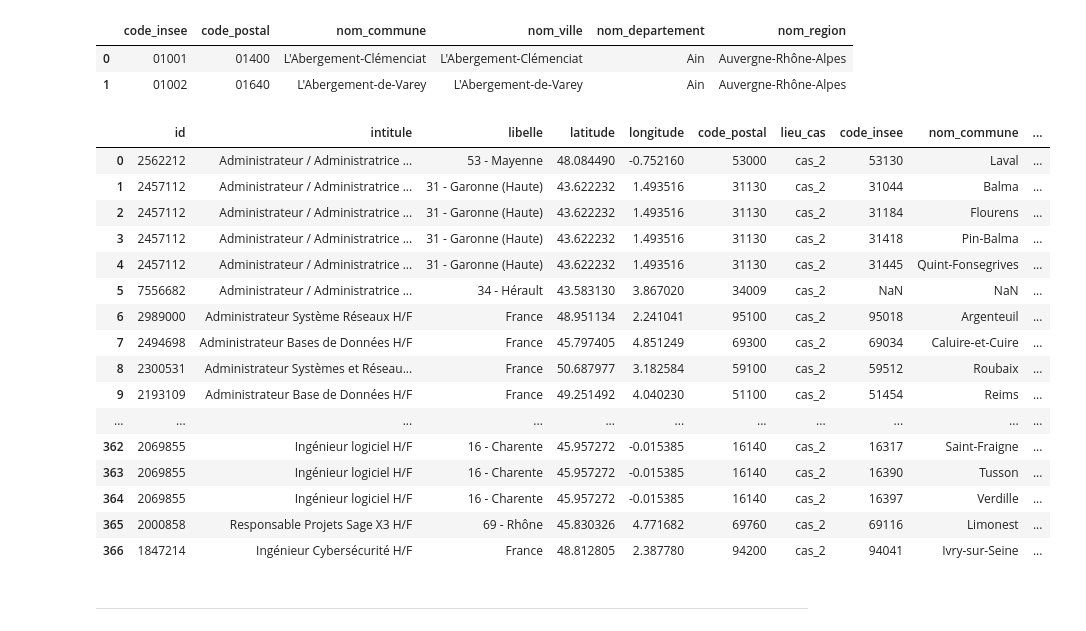
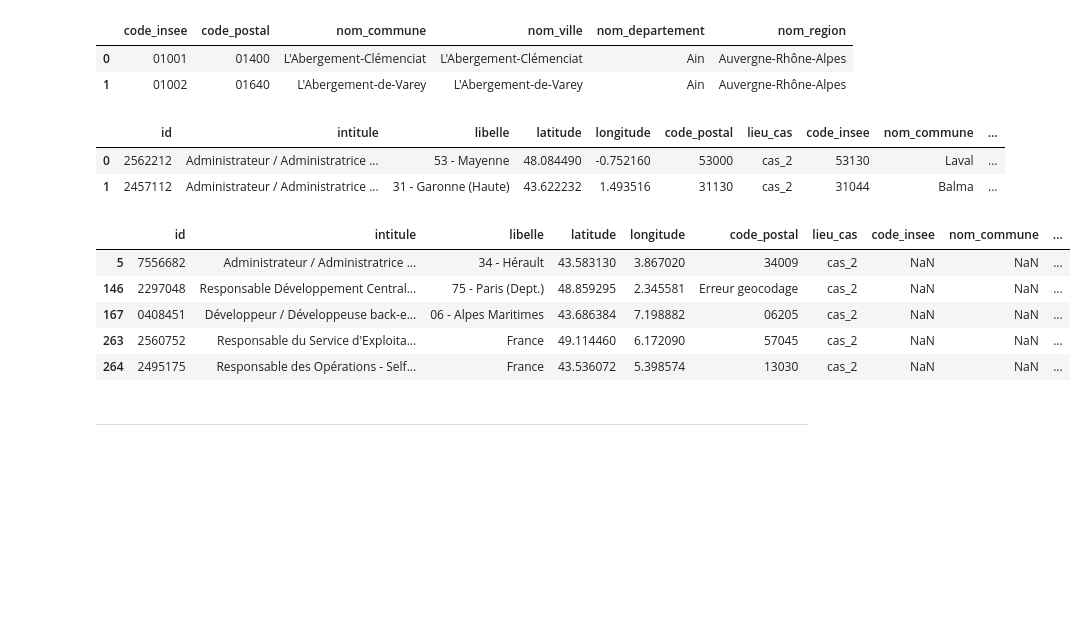
Before and after one commit to vimchun/Job-Market-in-France, a Jupyter notebook: notebooks/add_location_attributes.ipynb, the cells around one changed output. Saved outputs shown, nothing was run; the diff lists cells and outputs as text; code cells hidden in the pictures; blank space fills up the shorter version.

```diff
--- a/notebooks/add_location_attributes.ipynb
+++ b/notebooks/add_location_attributes.ipynb
@@ -265,3 +285,5 @@ cas_2.head(2)  # code_postal retourné car geopy
+# %%
+cas_2_geopy = cas_2.copy()
 # %%
 # avant de merger avec df_insee, on supprime les colonnes qui n'ont que des NAN
-cas_22 = cas_2.drop(["code_insee", "nom_commune", "nom_ville", "nom_departement", "nom_region"], axis=1)
+cas_2_geopy = cas_2_geopy.drop(["code_insee", "nom_commune", "nom_ville", "nom_departement", "nom_region"], axis=1)
@@ -276,31 +300,30 @@ df_insee.head(2)
 |  | code_insee | code_postal | nom_commune | nom_ville | nom_departement | nom_region |
 | 0 | 01001 | 01400 | L'Abergement-Clémenciat | L'Abergement-Clémenciat | Ain | Auvergne-Rhône-Alpes |
 | 1 | 01002 | 01640 | L'Abergement-de-Varey | L'Abergement-de-Varey | Ain | Auvergne-Rhône-Alpes |
+# %%
+# cas_22.merge(df_insee, on="code_postal", how="left").drop_duplicates("id").shape
+# cas_22.merge(df_insee, on="code_postal", how="left").shape
+cas_2_geopy_merge = cas_2_geopy.merge(df_insee, on="code_postal", how="left")
+# %%
+cas_2_geopy_merge.head(2)
+# %% [output]
+|  | id | intitule | libelle | latitude | longitude | code_postal | lieu_cas | code_insee | nom_commune | ... |
+| 0 | 2562212 | Administrateur / Administratrice ... | 53 - Mayenne | 48.084490 | -0.752160 | 53000 | cas_2 | 53130 | Laval | ... |
+| 1 | 2457112 | Administrateur / Administratrice ... | 31 - Garonne (Haute) | 43.622232 | 1.493516 | 31130 | cas_2 | 31044 | Balma | ... |
 # %%
-# cas_22.merge(df_insee, on="code_postal", how="left").drop_duplicates("id").shape
-# cas_22.merge(df_insee, on="code_postal", how="left").shape
-cas_22.merge(df_insee, on="code_postal", how="left")
+# Parfois le code postal retourné par geopy n'est pas présent dans le fichier "codes__city_department_region.csv"
+#  Dans ce cas, on va prendre les 2 premiers digits du code postal pour avoir le département, et récupérer la région.
 
-# Parfois le code postal retourné par geopy n'est pas présent dans le fichier "codes__city_department_region.csv"...
-#  Dans ce cas, on va prendre les 2 premiers digits du code postal pour avoir le département, et récupérer la région.
+cas_2_geopy_merge_unknown_CP = cas_2_geopy_merge[cas_2_geopy_merge.code_insee.isna()]
-# %% [output]
-|  | id | intitule | libelle | latitude | longitude | code_postal | lieu_cas | code_insee | nom_commune | ... |
-| 0 | 2562212 | Administrateur / Administratrice ... | 53 - Mayenne | 48.084490 | -0.752160 | 53000 | cas_2 | 53130 | Laval | ... |
-| 1 | 2457112 | Administrateur / Administratrice ... | 31 - Garonne (Haute) | 43.622232 | 1.493516 | 31130 | cas_2 | 31044 | Balma | ... |
-| 2 | 2457112 | Administrateur / Administratrice ... | 31 - Garonne (Haute) | 43.622232 | 1.493516 | 31130 | cas_2 | 31184 | Flourens | ... |
-| 3 | 2457112 | Administrateur / Administratrice ... | 31 - Garonne (Haute) | 43.622232 | 1.493516 | 31130 | cas_2 | 31418 | Pin-Balma | ... |
-| 4 | 2457112 | Administrateur / Administratrice ... | 31 - Garonne (Haute) | 43.622232 | 1.493516 | 31130 | cas_2 | 31445 | Quint-Fonsegrives | ... |
-| 5 | 7556682 | Administrateur / Administratrice ... | 34 - Hérault | 43.583130 | 3.867020 | 34009 | cas_2 | NaN | NaN | ... |
-| 6 | 2989000 | Administrateur Système Réseaux H/F | France | 48.951134 | 2.241041 | 95100 | cas_2 | 95018 | Argenteuil | ... |
-| 7 | 2494698 | Administrateur Bases de Données H/F | France | 45.797405 | 4.851249 | 69300 | cas_2 | 69034 | Caluire-et-Cuire | ... |
-| 8 | 2300531 | Administrateur Systèmes et Réseau... | France | 50.687977 | 3.182584 | 59100 | cas_2 | 59512 | Roubaix | ... |
-| 9 | 2193109 | Administrateur Base de Données H/F | France | 49.251492 | 4.040230 | 51100 | cas_2 | 51454 | Reims | ... |
-| ... | ... | ... | ... | ... | ... | ... | ... | ... | ... | ... |
-| 362 | 2069855 | Ingénieur logiciel H/F | 16 - Charente | 45.957272 | -0.015385 | 16140 | cas_2 | 16317 | Saint-Fraigne | ... |
-| 363 | 2069855 | Ingénieur logiciel H/F | 16 - Charente | 45.957272 | -0.015385 | 16140 | cas_2 | 16390 | Tusson | ... |
-| 364 | 2069855 | Ingénieur logiciel H/F | 16 - Charente | 45.957272 | -0.015385 | 16140 | cas_2 | 16397 | Verdille | ... |
-| 365 | 2000858 | Responsable Projets Sage X3 H/F | 69 - Rhône | 45.830326 | 4.771682 | 69760 | cas_2 | 69116 | Limonest | ... |
-| 366 | 1847214 | Ingénieur Cybersécurité H/F | France | 48.812805 | 2.387780 | 94200 | cas_2 | 94041 | Ivry-sur-Seine | ... |
+# %%
+cas_2_geopy_merge_unknown_CP
+# %% [output]
+|  | id | intitule | libelle | latitude | longitude | code_postal | lieu_cas | code_insee | nom_commune | ... |
+| 5 | 7556682 | Administrateur / Administratrice ... | 34 - Hérault | 43.583130 | 3.867020 | 34009 | cas_2 | NaN | NaN | ... |
+| 146 | 2297048 | Responsable Développement Central... | 75 - Paris (Dept.) | 48.859295 | 2.345581 | Erreur geocodage | cas_2 | NaN | NaN | ... |
+| 167 | 0408451 | Développeur / Développeuse back-e... | 06 - Alpes Maritimes | 43.686384 | 7.198882 | 06205 | cas_2 | NaN | NaN | ... |
+| 263 | 2560752 | Responsable du Service d'Exploita... | France | 49.114460 | 6.172090 | 57045 | cas_2 | NaN | NaN | ... |
+| 264 | 2495175 | Responsable des Opérations - Self... | France | 43.536072 | 5.398574 | 13030 | cas_2 | NaN | NaN | ... |
 # %% [markdown]
 -----------------------
 # %%
```
Also changed, not shown: parts of 8 cells of this notebook, 1 other file.
